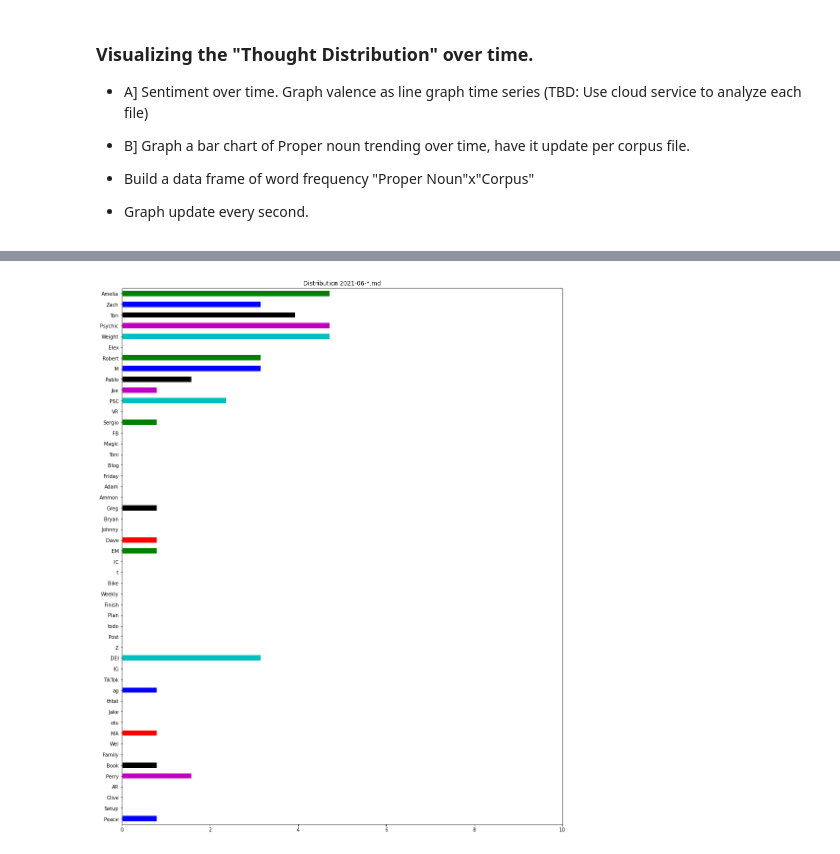
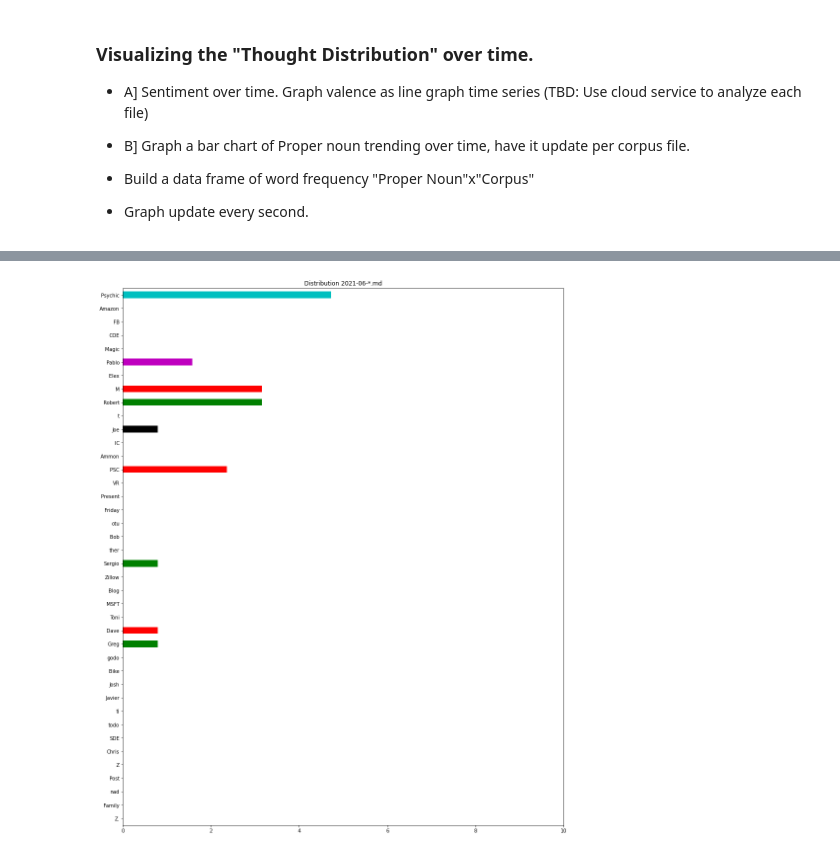
Before and after one commit to idvorkin/nlp, a Jupyter notebook: PlayNLP.ipynb, the cells around one changed output, grey strips where cells are left out. Saved outputs shown, nothing was run; the diff lists cells and outputs as text; code cells hidden in the pictures.

```diff
--- a/PlayNLP.ipynb
+++ b/PlayNLP.ipynb
@@ -256,7 +259,7 @@ def PathToFriendlyTitle(path: str):
 # %%
 # corpus_paths = corpus_path_months[2018]+corpus_path_months[2019]
 # corpus_paths = corpus_path_months[2018] + corpus_path_months[2019]
-corpus_paths = igor_journal.corpus_path_months_trailing[-12:]
+corpus_paths = igor_journal.corpus_path_months_trailing[-24:]
 top_words_to_skip, count_words = 0, 20
 print(corpus_paths)
 pdfs = [
@@ -332,5 +332,5 @@ array([<AxesSubplot:title={'center':'Amelia'}>,
 # %%
-top_words_to_skip, count_words = 0, 50
+top_words_to_skip, count_words = 5, 40
 top_word_by_year = wordByTimespan.iloc[
     top_words_to_skip : top_words_to_skip + count_words, :
 ][::-1]
@@ -347,34 +347,34 @@ animation.patches = ax.patches
 loop_colors = itertools.cycle("bgrcmk")
 animation.colors = list(itertools.islice(loop_colors, len(animation.patches)))
 
 
 def animate(
     i,
 ):
     # OMG: That was impossible to find!!!
     # Turns out every time you call plot, more patches (bars) are added to graph.  You need to remove them, which is very non-obvious.
     # https://stackoverflow.com/questions/49791848/matplotlib-remove-all-patches-from-figure
     [p.remove() for p in reversed(animation.patches)]
     top_word_by_year.iloc[:, i].plot(
         title=f"Distribution {top_word_by_year.columns[i]}",
         kind="barh",
         color=animation.colors,
         xlim=(0, 10),
     )
     return (animation.patches,)
 
 
 anim = animation.FuncAnimation(
     fig,
     animate,
     frames=len(top_word_by_year.columns),
     interval=timedelta(seconds=1).seconds * 1000,
     blit=False,
 )
 HTML(anim.to_html5_video())
 # %% [output]
 [interactive output not drawn]
-[figure, old version]
+[figure, new version]
 # %%
 dmo = """
 corpus_path = "~/gits/igor2/750words/2019-06-*md"
```
Also changed, not shown: parts of 4 cells of this notebook, 2 other files.
